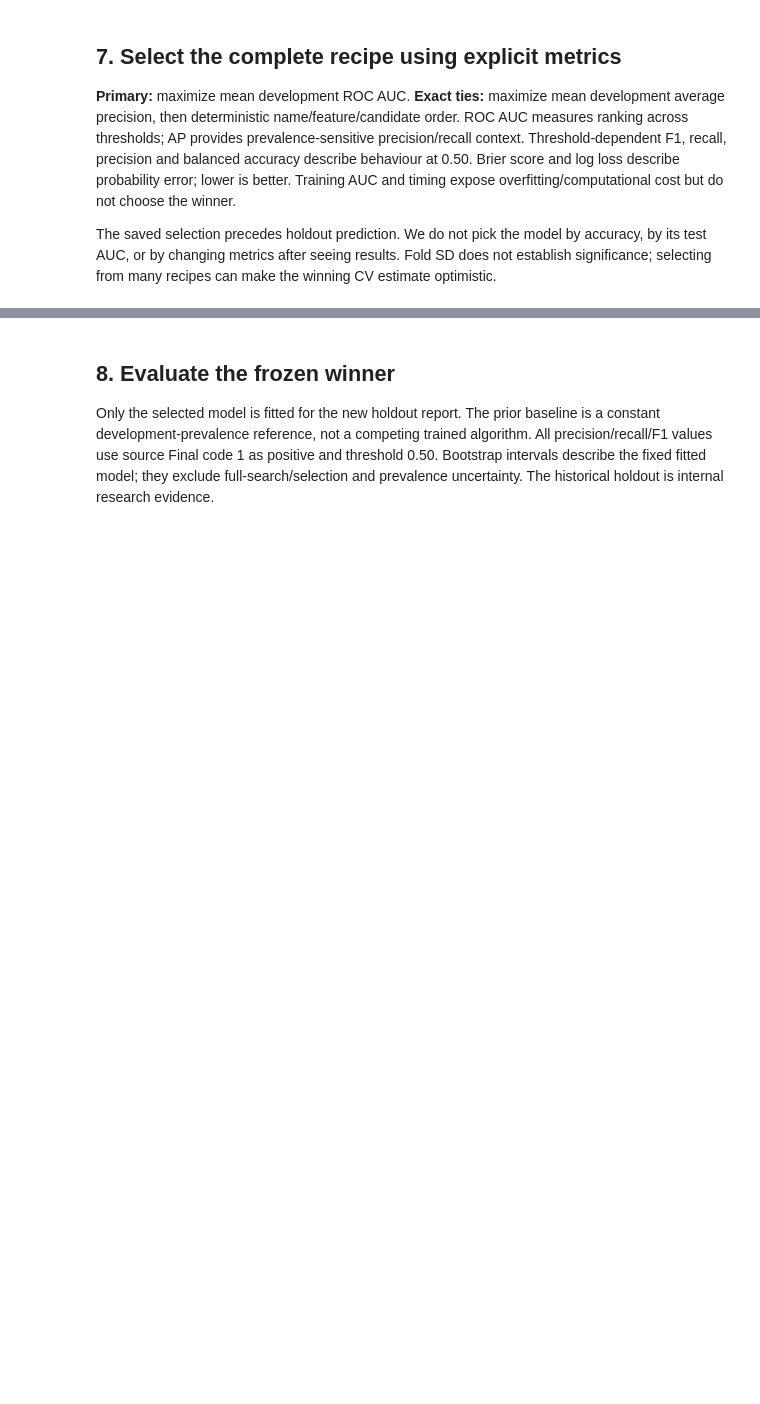
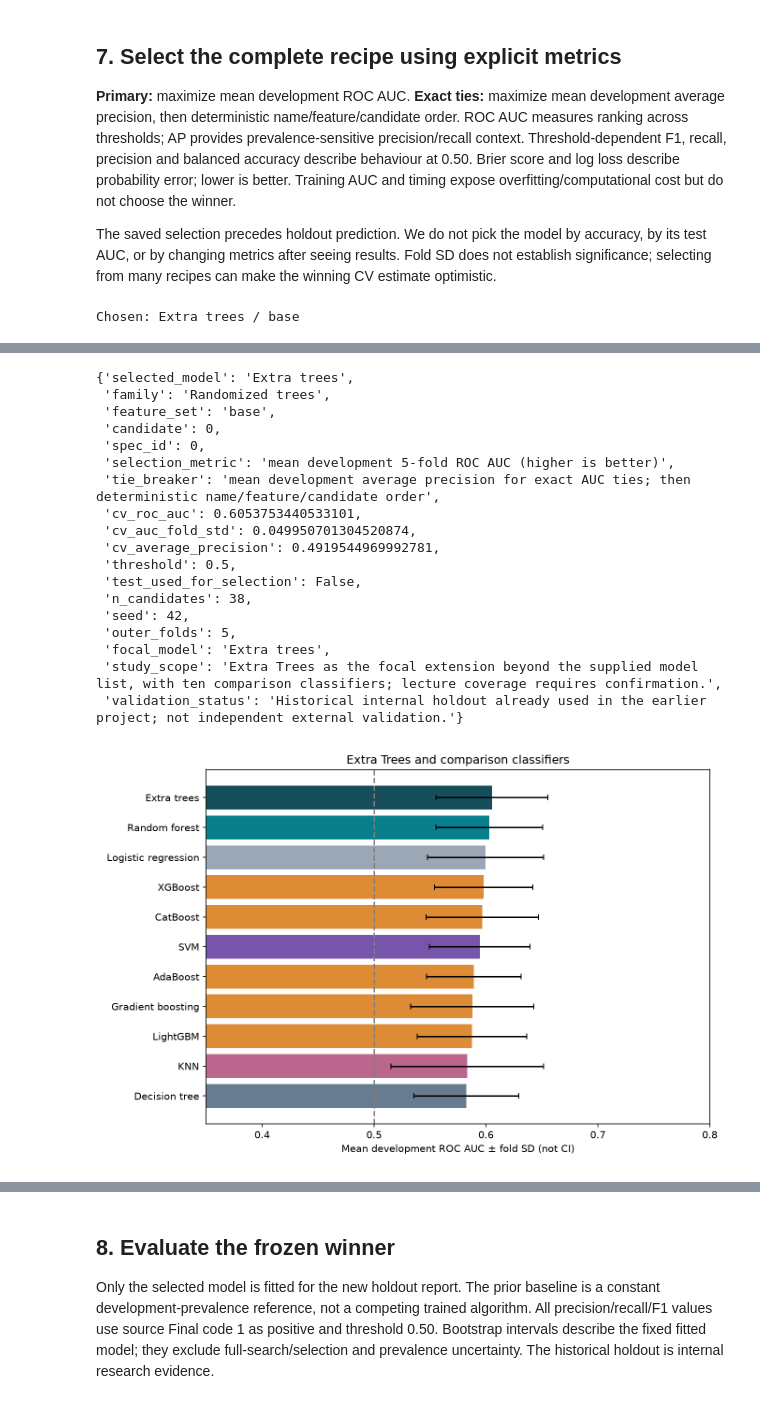
Before and after one commit to Pasansemage/sri-lanka-leptospirosis-ensemble-ml, a Jupyter notebook: notebooks/modelling.ipynb, the cells around one changed output, grey strips where cells are left out. Saved outputs shown, nothing was run; the diff lists cells and outputs as text; code cells hidden in the pictures; blank space fills up the shorter version.

Commit message:
updated model

```diff
--- a/notebooks/modelling.ipynb
+++ b/notebooks/modelling.ipynb
@@ -114,9 +272,12 @@ The saved selection precedes holdout prediction. We do not pick the model by acc
 # %%
 from train import ranked
 ranked_cv = ranked(cv)
-display(ranked_cv[['model','family','feature_set','candidate','mean_roc_auc','std_roc_auc','mean_average_precision']])
+display(ranked_cv[['model','role','family','feature_set','candidate','mean_roc_auc','std_roc_auc','mean_average_precision']])
 display(selection)
 assert int(ranked_cv.iloc[0].spec_id) == selection['spec_id']
 assert selection['test_used_for_selection'] is False
+assert selection['focal_model'] == 'Extra trees'
 print('Chosen:', selection['selected_model'], '/', selection['feature_set'])
 display(Image(filename=str(REPORTS / 'comparison.png')))
+# %% [output]
+Chosen: Extra trees / base
@@ -123,2 +301,21 @@ display(Image(filename=str(REPORTS / 'comparison.png')))
+{'selected_model': 'Extra trees',
+ 'family': 'Randomized trees',
+ 'feature_set': 'base',
+ 'candidate': 0,
+ 'spec_id': 0,
+ 'selection_metric': 'mean development 5-fold ROC AUC (higher is better)',
+ 'tie_breaker': 'mean development average precision for exact AUC ties; then deterministic name/feature/candidate order',
+ 'cv_roc_auc': 0.6053753440533101,
+ 'cv_auc_fold_std': 0.049950701304520874,
+ 'cv_average_precision': 0.4919544969992781,
+ 'threshold': 0.5,
+ 'test_used_for_selection': False,
+ 'n_candidates': 38,
+ 'seed': 42,
+ 'outer_folds': 5,
+ 'focal_model': 'Extra trees',
+ 'study_scope': 'Extra Trees as the focal extension beyond the supplied model list, with ten comparison classifiers; lecture coverage requires confirmation.',
+ 'validation_status': 'Historical internal holdout already used in the earlier project; not independent external validation.'}
+[figure, added]
 # %% [markdown]
 ### Selection conclusion
```
Also changed, not shown: parts of 25 cells of this notebook, 32 other files.
